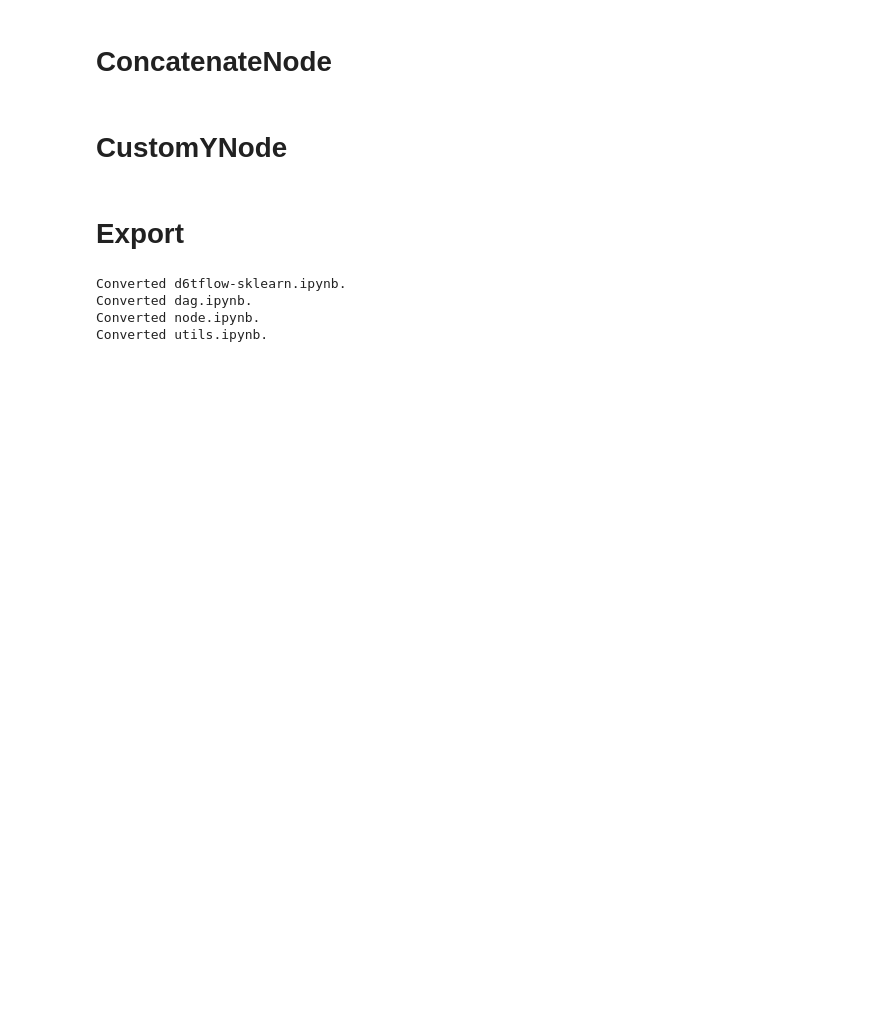
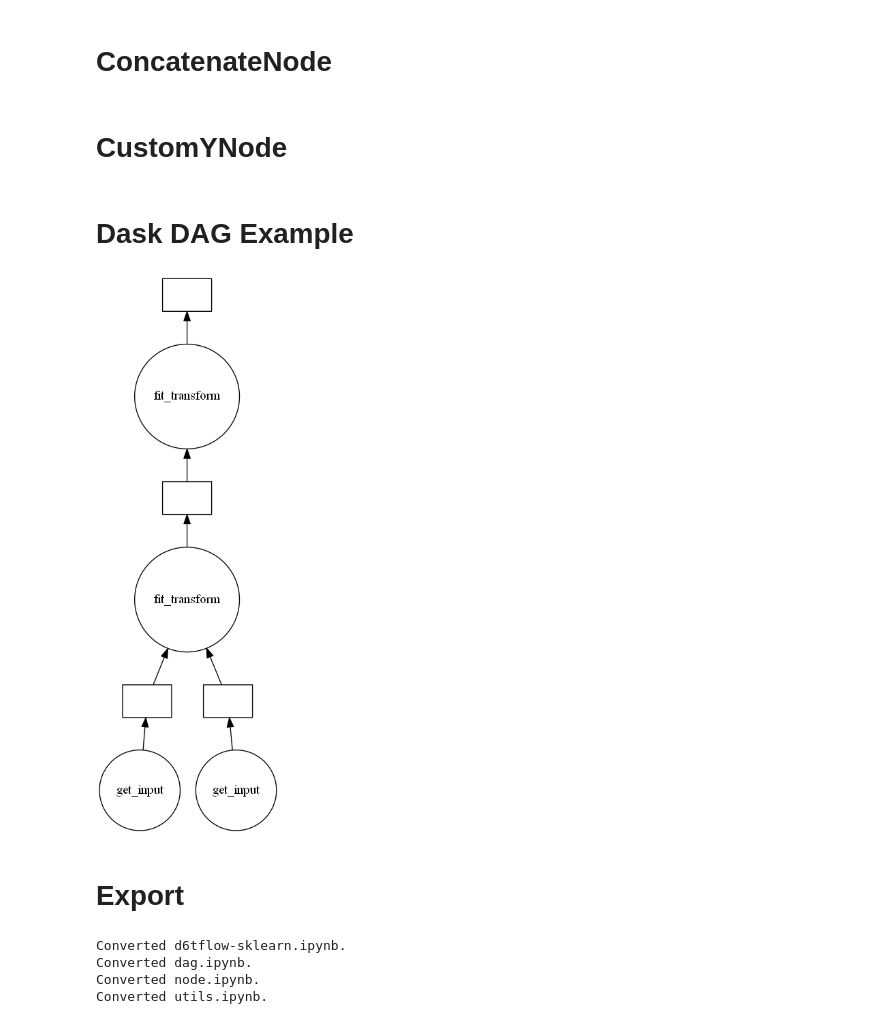
Before and after one commit to AlanGanem/scikit-dag, a Jupyter notebook: notebooks_dev/node.ipynb, the cells around one changed output. Cells and saved outputs as stored; diff of their text form; code cells hidden in the pictures; blank space fills up the shorter version.

Commit message:
first dask-based arhitecture commit

```diff
--- a/notebooks_dev/node.ipynb
+++ b/notebooks_dev/node.ipynb
@@ -440,3 +118,25 @@ class NodeTransformer(BaseNode):
+# %%
+#export
+class NodeTransformer(BaseNode):
+
+    def __init__(self, estimator, input_nodes = [], name = None, transform_method = 'transform'):
+
+        self.estimator = estimator
+
+        if not isinstance(input_nodes, (list, tuple)) and (len(input_nodes) > 0):
+            raise TypeError(f'input_nodes should be a list or tuple with length greater than 0, got {input_nodes}')
+        self.input_nodes = input_nodes
+
+        if name is None:
+            self.name = 'Task' + str(id(self))
+        else:
+            self.name = _validate_name(name)
+
+        self.transform_method = transform_method
+        return
+
+    def transform(self, X, **kwargs):
+        return getattr(self.estimator, self.transform_method)(X, **kwargs)
 # %% [markdown]
 # ConcatenateNode
 # %%
@@ -479,6 +179,33 @@ class CustomYNode(NodeTransformer):
     some node, as well as the input values (X)
     '''
     pass
+# %% [markdown]
+# Dask DAG Example
+# %%
+from dask import delayed
+input1 = InputTransformer()
+input2 = InputTransformer()
+concat1 = ConcatenateNode([input1,input2])
+
+node1 = NodeTransformer(FunctionTransformer(lambda x: x+1), [concat1])
+
+
+
+in1 = delayed(input1.get_input)()
+in2 = delayed(input2.get_input)()
+out = delayed(concat1.fit_transform)([in1, in2])
+out = delayed(node1.fit_transform)(out)
+
+
+x = np.ones(10)
+y = np.random.randn(10)
+
+input1.fit(x)
+input2.fit(y)
+
+out.compute()
+# %% [output]
+[figure, added]
 # %% [markdown]
 # Export
 # %%
```
Also changed, not shown: parts of 10 cells of this notebook, 8 other files.
